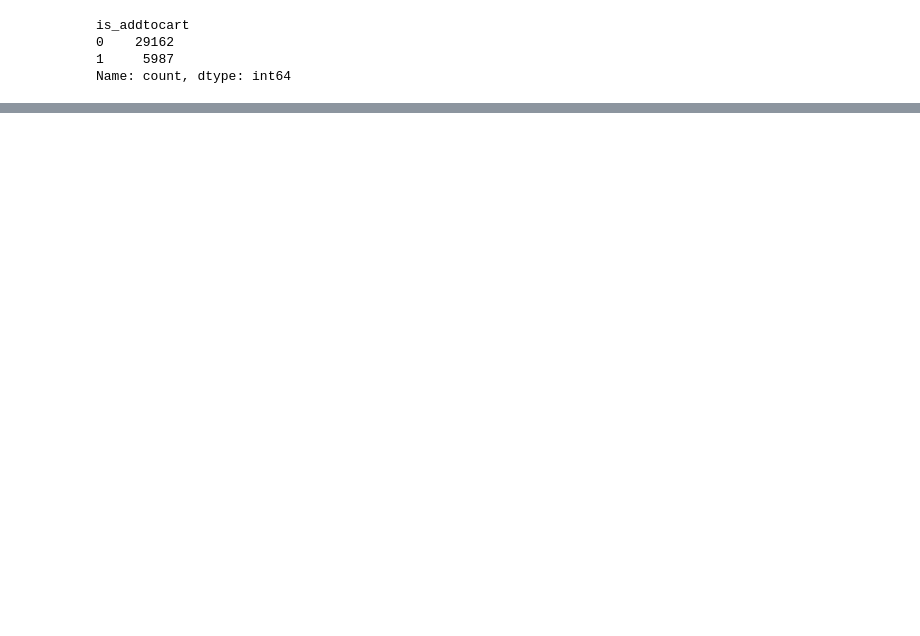
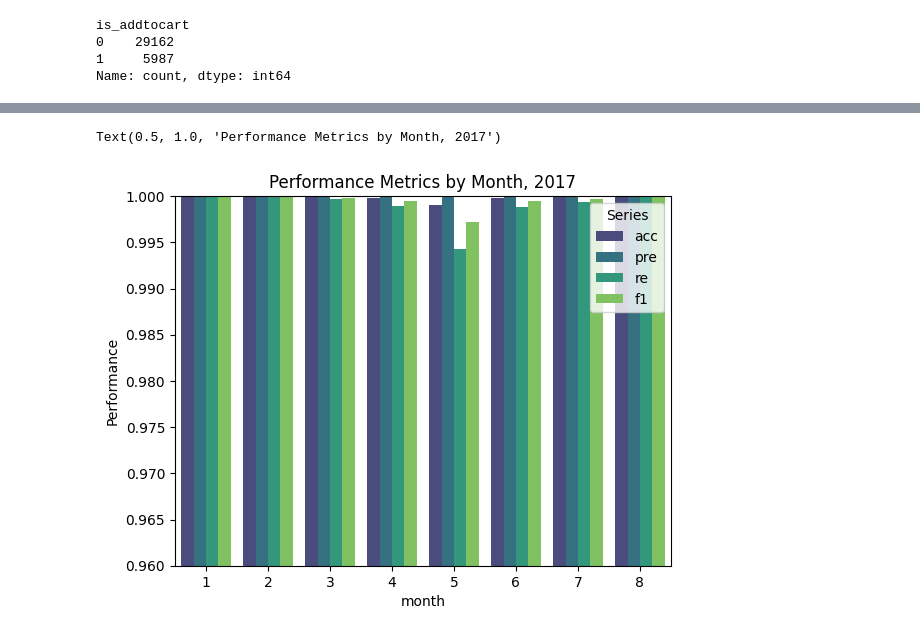
Before and after one commit to York-Solutions-B2E/jenny-huang-aml-capstone, a Jupyter notebook: model_eval.ipynb, the cells around one changed output, grey strips where cells are left out. Cells and saved outputs as stored; diff of their text form; code cells hidden in the pictures; blank space fills up the shorter version.

Commit message:
figures for eval

```diff
--- a/model_eval.ipynb
+++ b/model_eval.ipynb
@@ -112,0 +82,4 @@ stats_df
+# %%
+stats_df = pd.read_csv('validation_stats_2017.csv')
+# %%
+stats_df = stats_df.drop('Unnamed: 0', axis = 1)
@@ -112,0 +98,10 @@ stats_df
+# %%
+df_melted = pd.melt(stats_df.drop('count', axis =1), id_vars=['month'], var_name='Series', value_name='Values')
+# %%
+sns.barplot(x='month', y='Values', hue='Series', data=df_melted, palette='viridis')
+plt.ylim(0.96, 1.0)
+plt.ylabel("Performance")
+plt.title("Performance Metrics by Month, 2017")
+# %% [output]
+Text(0.5, 1.0, 'Performance Metrics by Month, 2017')
+[figure, added]
```
Also changed, not shown: parts of 8 cells of this notebook, 1 other file.
